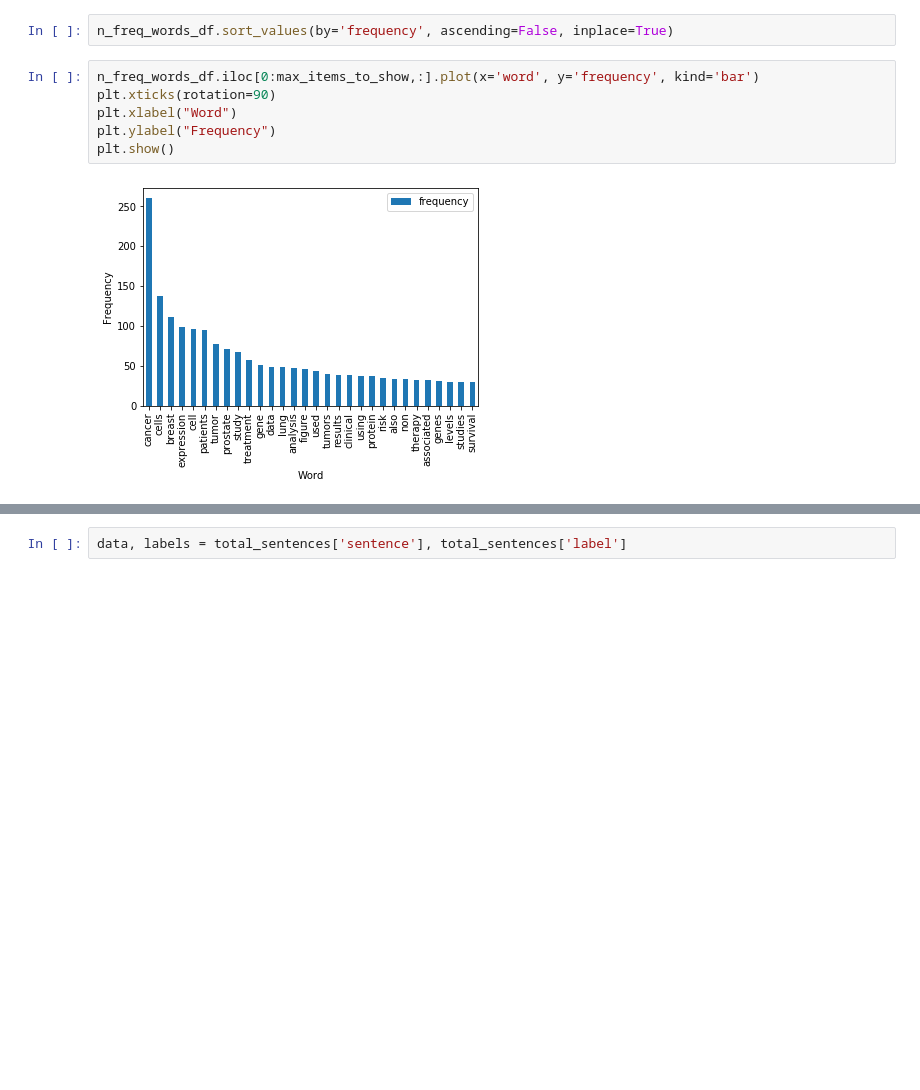
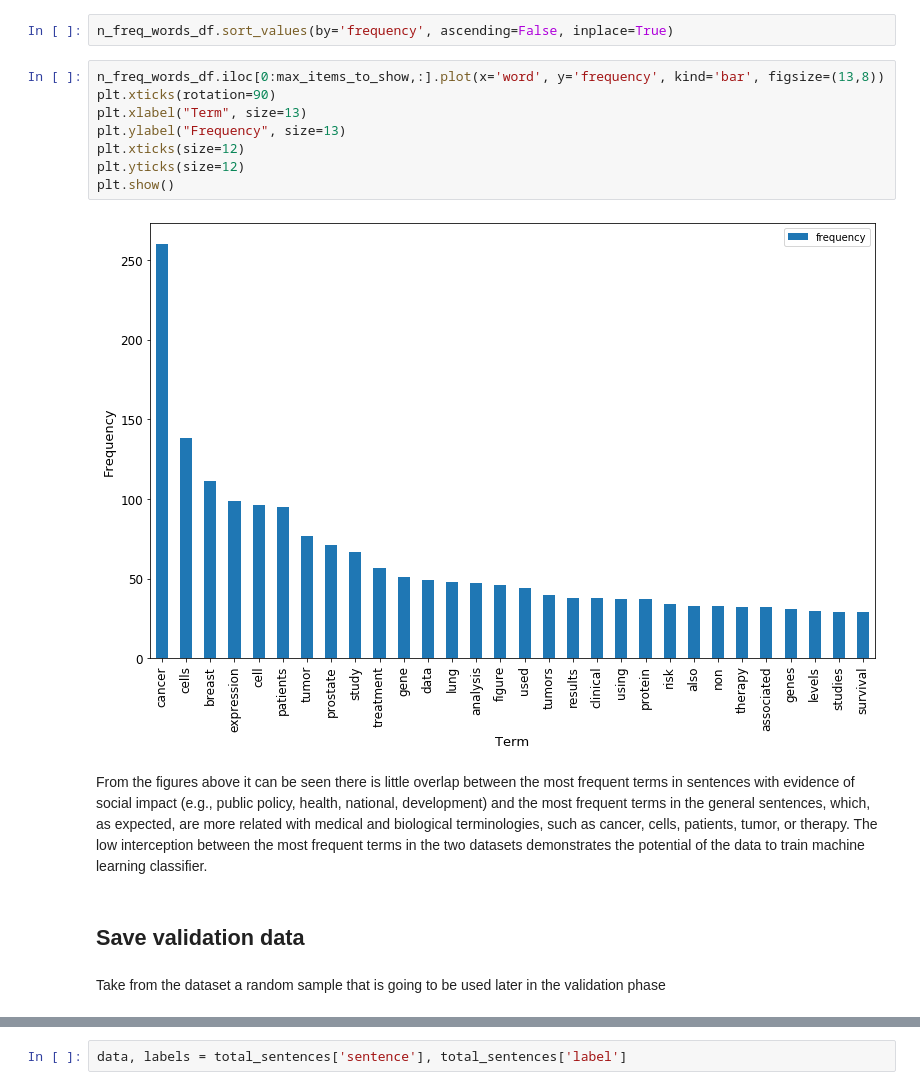
Before and after one commit to joausaga/impact-classifier, a Jupyter notebook: 1.impact_classifier.ipynb, the cells around one changed output, grey strips where cells are left out. Drawn from its saved outputs; the diff is of its cells as text; blank space fills up the shorter version.

```diff
--- a/1.impact_classifier.ipynb
+++ b/1.impact_classifier.ipynb
@@ -138,10 +170,18 @@ n_freq_words_df = pd.DataFrame(n_fdist.items(), columns=['word', 'frequency'])
 # %%
 n_freq_words_df.sort_values(by='frequency', ascending=False, inplace=True)
 # %%
-n_freq_words_df.iloc[0:max_items_to_show,:].plot(x='word', y='frequency', kind='bar')
+n_freq_words_df.iloc[0:max_items_to_show,:].plot(x='word', y='frequency', kind='bar', figsize=(13,8))
 plt.xticks(rotation=90)
-plt.xlabel("Word")
-plt.ylabel("Frequency")
+plt.xlabel("Term", size=13)
+plt.ylabel("Frequency", size=13)
+plt.xticks(size=12)
+plt.yticks(size=12)
 plt.show()
 # %% [output]
-[figure, old version]
+[figure, new version]
+# %% [markdown]
+From the figures above it can be seen there is little overlap between the most frequent terms in sentences with evidence of social impact (e.g., public policy, health, national, development) and the most frequent terms in the general sentences, which, as expected, are more related with medical and biological terminologies, such as cancer, cells, patients, tumor, or therapy. The low interception between the most frequent terms in the two datasets demonstrates the potential of the data to train machine learning classifier.
+# %% [markdown]
+## Save validation data
+# %% [markdown]
+Take from the dataset a random sample that is going to be used later in the validation phase
```
Also changed, not shown: parts of 88 cells of this notebook, 1 other file.
